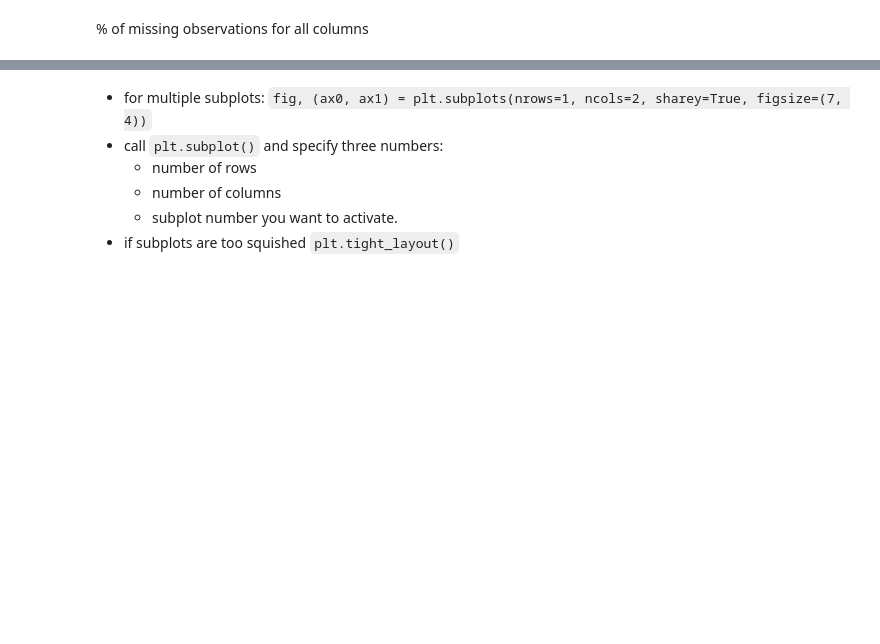
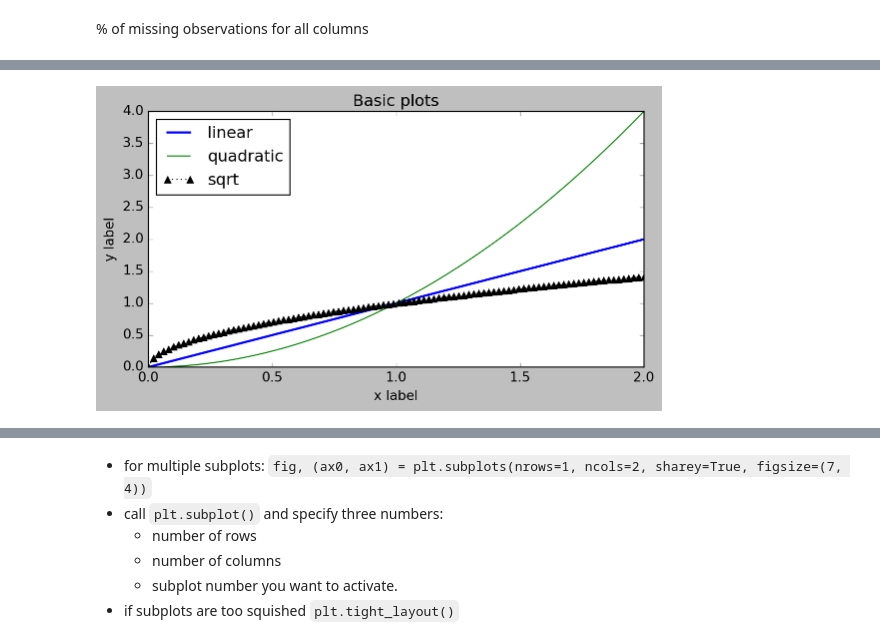
Before and after one commit to iesfsv/Data-Processing-in-Python, a Jupyter notebook: 04_week/04_Lecture_PandasMatplotlib.ipynb, the cells around one changed output, grey strips where cells are left out. Drawn from its saved outputs; the diff is of its cells as text; code cells hidden in the pictures; blank space fills up the shorter version.

```diff
--- a/04_week/04_Lecture_PandasMatplotlib.ipynb
+++ b/04_week/04_Lecture_PandasMatplotlib.ipynb
@@ -540,18 +1264,20 @@ for style in plt_styles_list[:10:2]:
 # %%
 plt.style.use('classic')
 # minimum example of pyplot
 x = np.linspace(0, 2, 100)
 
 # we can also specify only "y" and use default x-axis: plt.plot(x, label='linear')
-plt.figure(figsize=(5,3))
+plt.figure(figsize=(8,4))
 plt.plot(x, x, label='linear',  linewidth=2.0)
 plt.plot(x, x**2, label='quadratic')
 plt.plot(x, np.sqrt(x),'k^:',label='sqrt')
 
 plt.xlabel('x label')
 plt.ylabel('y label')
 plt.title("Basic plots")
 
 plt.legend(loc = 'best');
+# %% [output]
+[figure, added]
 # %%
 plt
```
Also changed, not shown: parts of 107 cells of this notebook, 1 other file.
